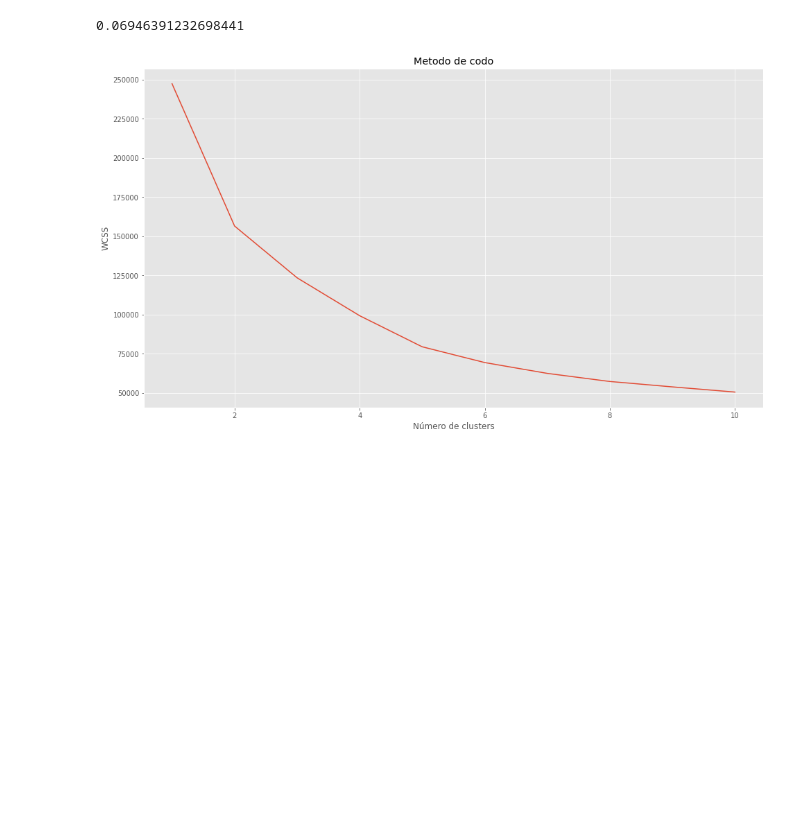
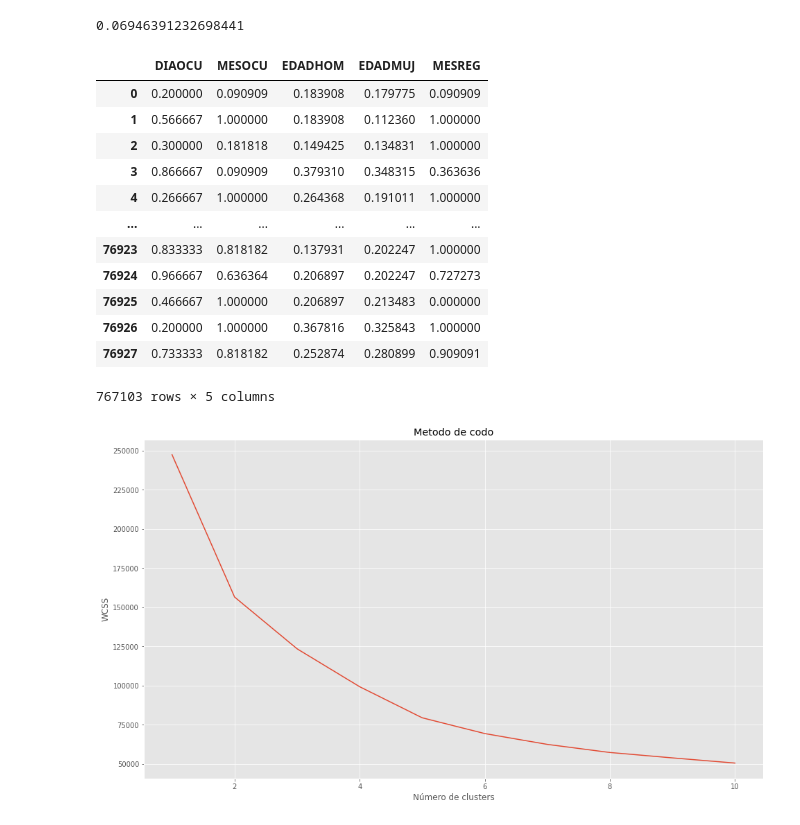
Before and after one commit to JJHH06/DMP1MarriageClustering, a Jupyter notebook: Proyecto1.ipynb, the cells around one changed output. Saved outputs shown, nothing was run; the diff lists cells and outputs as text; code cells hidden in the pictures; blank space fills up the shorter version.

```diff
--- a/Proyecto1.ipynb
+++ b/Proyecto1.ipynb
@@ -535,6 +535,26 @@ numData_scaled = sklearn.preprocessing.scale(numData)
 pyclustertend.hopkins(numData, len(numData))
 # %% [output]
 0.06946391232698441
+# %%
+variables = marriage_data[['DIAOCU', 'MESOCU', 'EDADHOM', 'EDADMUJ', 'MESREG']]
+
+# normalizar datos
+variables_norm = (variables - variables.min()) / (variables.max() - variables.min())
+variables_norm
+# %% [output]
+|  | DIAOCU | MESOCU | EDADHOM | EDADMUJ | MESREG |
+| 0 | 0.200000 | 0.090909 | 0.183908 | 0.179775 | 0.090909 |
+| 1 | 0.566667 | 1.000000 | 0.183908 | 0.112360 | 1.000000 |
+| 2 | 0.300000 | 0.181818 | 0.149425 | 0.134831 | 1.000000 |
+| 3 | 0.866667 | 0.090909 | 0.379310 | 0.348315 | 0.363636 |
+| 4 | 0.266667 | 1.000000 | 0.264368 | 0.191011 | 1.000000 |
+| ... | ... | ... | ... | ... | ... |
+| 76923 | 0.833333 | 0.818182 | 0.137931 | 0.202247 | 1.000000 |
+| 76924 | 0.966667 | 0.636364 | 0.206897 | 0.202247 | 0.727273 |
+| 76925 | 0.466667 | 1.000000 | 0.206897 | 0.213483 | 0.000000 |
+| 76926 | 0.200000 | 1.000000 | 0.367816 | 0.325843 | 1.000000 |
+| 76927 | 0.733333 | 0.818182 | 0.252874 | 0.280899 | 0.909091 |
+767103 rows × 5 columns
 # %%
 variables = marriage_data[['DIAOCU', 'MESOCU', 'EDADHOM', 'EDADMUJ', 'MESREG']]
 
```
Also changed, not shown: parts of 4 cells of this notebook.
